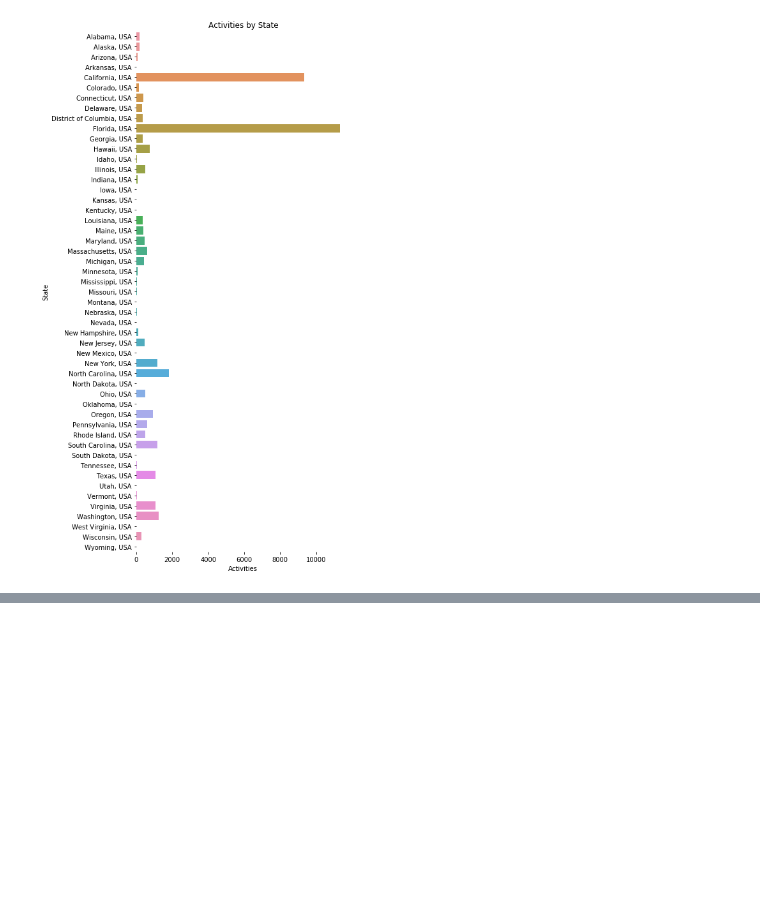
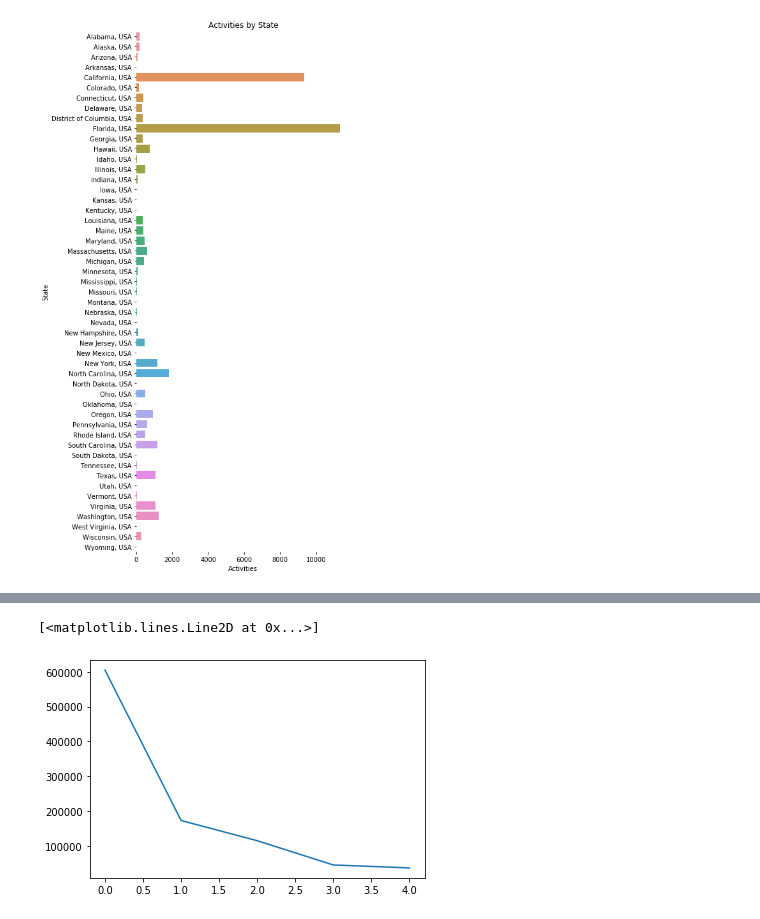
Before and after one commit to privat33r/dc20075-ocean, a Jupyter notebook: ocean-cleanup-new.ipynb, the cells around one changed output, grey strips where cells are left out. Saved outputs shown, nothing was run; the diff lists cells and outputs as text; code cells hidden in the pictures; blank space fills up the shorter version.

```diff
--- a/ocean-cleanup-new.ipynb
+++ b/ocean-cleanup-new.ipynb
@@ -8,6 +6,9 @@ ocean = pd.read_csv("Data_Level5_BAH_OceanCleanup.csv")
 # %%
+ocean = pd.read_csv("Data_Level5_BAH_OceanCleanup.csv")
+
 for i in range(0,len(ocean)):
     if ocean.at[i,'State'] == "United States":
         ocean.at[i,'State'] = "California, USA"
 
 ocean = ocean[ocean.State != "Ontario, Canada"]
+items_df = ocean[ocean.columns[14:-1]][:-1]
@@ -113,0 +135,10 @@ sns.despine(left=True, bottom=True)
+# %%
+from sklearn.decomposition import TruncatedSVD
+
+svd = TruncatedSVD(n_components=5)
+transformed = svd.fit_transform(items_df)
+# %%
+plt.plot(svd.singular_values_)
+# %% [output]
+[<matplotlib.lines.Line2D at 0x...>]
+[figure, added]
```
Also changed, not shown: parts of 26 cells of this notebook, 10 other files.
